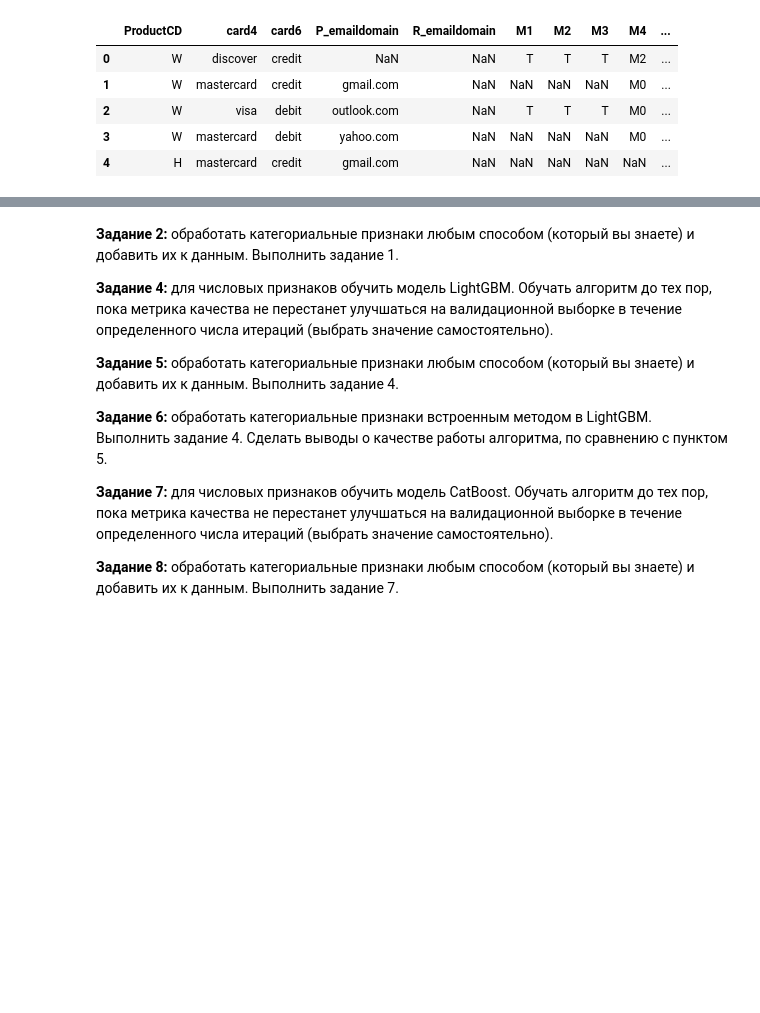
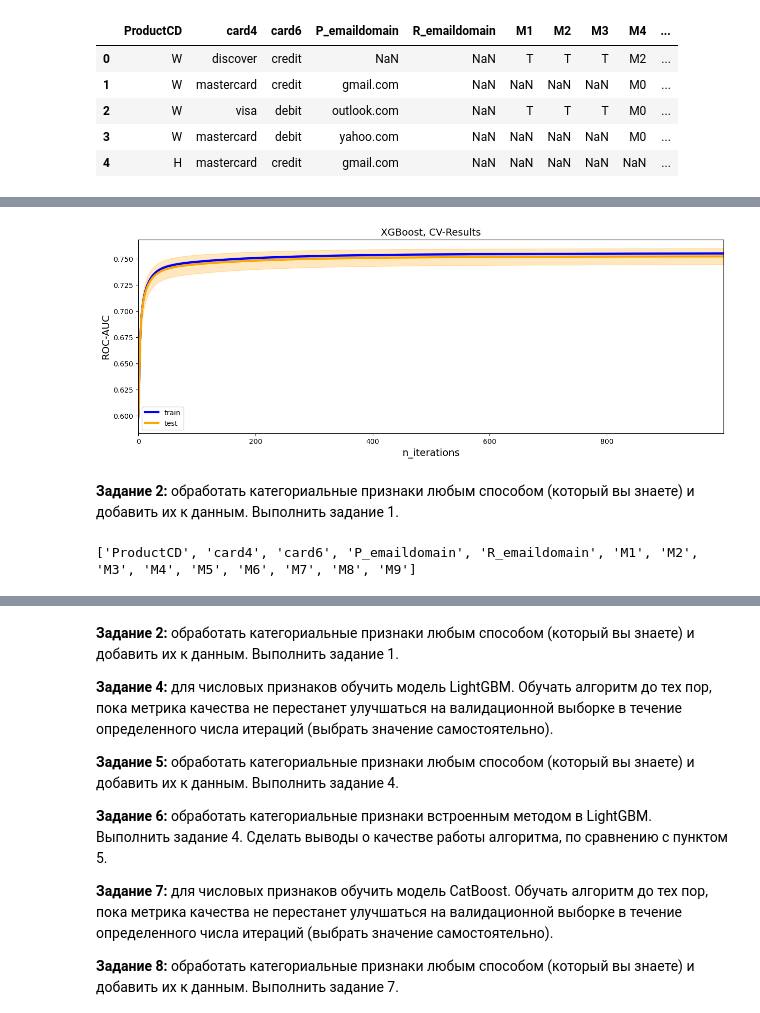
Before and after one commit to evelisko/GB_SDA_Kaggle, a Jupyter notebook: Lesson 2/HW_kaggle_Lesson_2.ipynb, the cells around one changed output, grey strips where cells are left out. Cells and saved outputs as stored; diff of their text form; code cells hidden in the pictures; blank space fills up the shorter version.

```diff
--- a/Lesson 2/HW_kaggle_Lesson_2.ipynb
+++ b/Lesson 2/HW_kaggle_Lesson_2.ipynb
@@ -564,0 +384,13 @@ model = xgb.train(
+# %%
+cv_result = xgb.cv(
+    params=params,
+    dtrain=dtrain,
+    num_boost_round=1000,
+    early_stopping_rounds=15,
+    verbose_eval=50,
+    stratified=True,
+    metrics="auc",
+    maximize=True,
+    shuffle=True,
+    nfold=5,
+)
@@ -564,0 +441,31 @@ model = xgb.train(
+# %%
+def draw_result(cv_result):
+    fig = plt.figure(figsize=(15, 5))
+    plt.plot(cv_result["train-auc-mean"], color="blue", linewidth=3, label="train")
+    plt.plot(cv_result["test-auc-mean"], color="orange", linewidth=3, label="test")
+
+    plt.fill_between(
+        x=cv_result.index,
+        y1=cv_result["train-auc-mean"] - cv_result["train-auc-std"],
+        y2=cv_result["train-auc-mean"] + cv_result["train-auc-std"],
+        alpha=0.25, color="blue"
+    )
+    plt.fill_between(
+        x=cv_result.index,
+        y1=cv_result["test-auc-mean"] - cv_result["test-auc-std"],
+        y2=cv_result["test-auc-mean"] + cv_result["test-auc-std"],
+        alpha=0.25, color="orange"
+    )
+
+    plt.title("XGBoost, CV-Results", size=14)
+    plt.xlabel("n_iterations", size=14)
+    plt.xlim(0, cv_result.index.max())
+    plt.ylabel("ROC-AUC", size=14)
+    plt.legend(loc="best")
+    plt.show()
+# %%
+draw_result(cv_result)
+# %% [output]
+[figure, added]
+# %% [markdown]
+**Задание 2:** обработать категориальные признаки любым способом (который вы знаете) и добавить их к данным. Выполнить задание 1.
@@ -564,0 +498,4 @@ model = xgb.train(
+# %%
+print(categorical)
+# %% [output]
+['ProductCD', 'card4', 'card6', 'P_emaildomain', 'R_emaildomain', 'M1', 'M2', 'M3', 'M4', 'M5', 'M6', 'M7', 'M8', 'M9']
```
Also changed, not shown: parts of 62 cells of this notebook.
